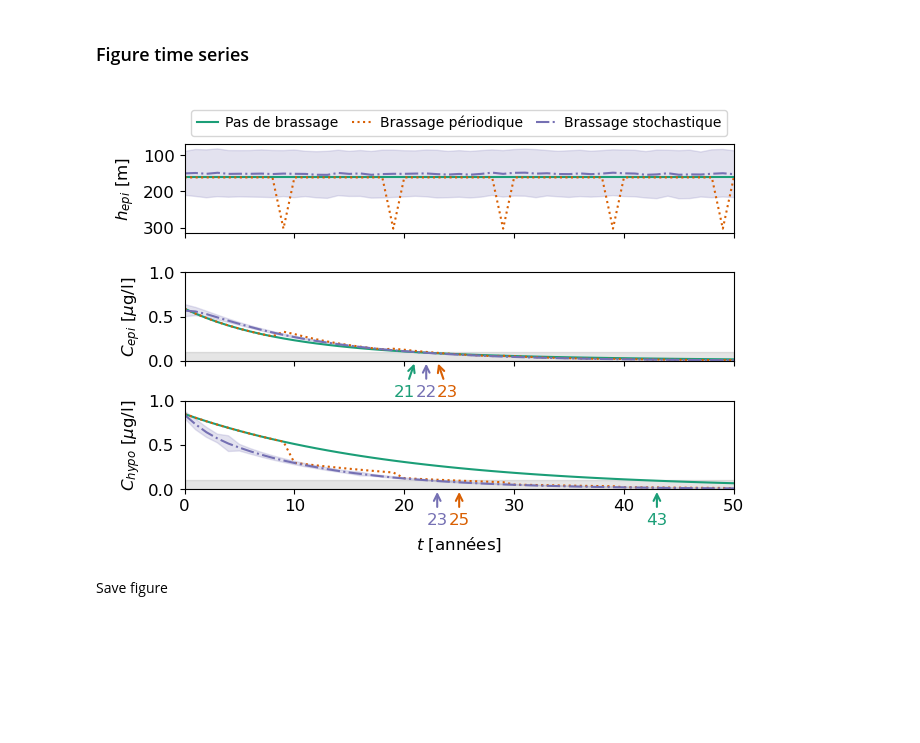
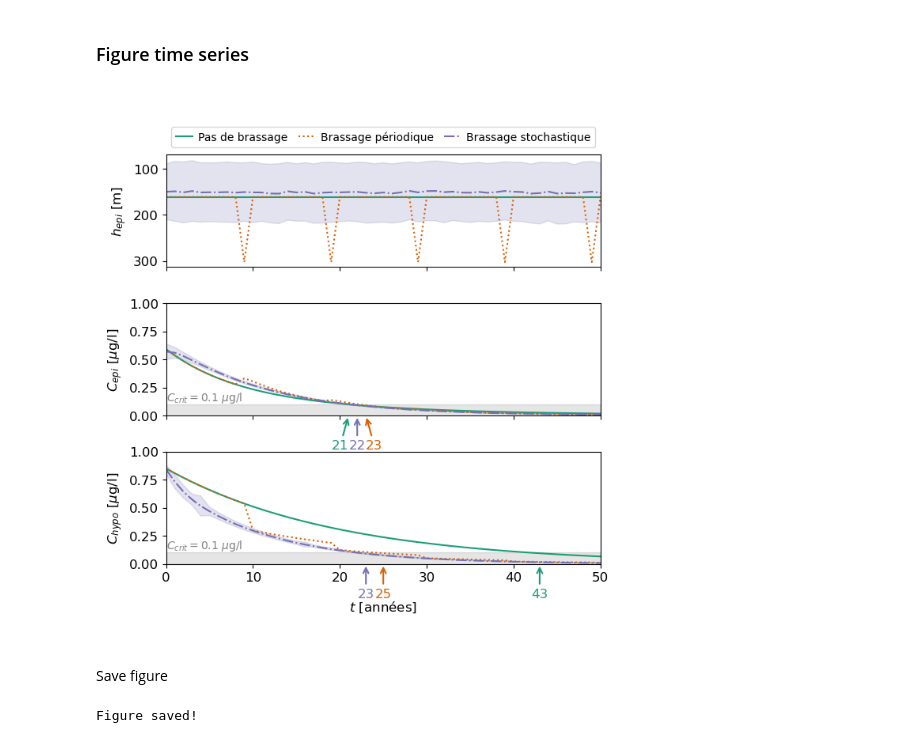
Before and after one commit to tdoda/triazole-Geneva, a Jupyter notebook: notebooks/Model_varying_mixing/combine_scenarios.ipynb, the cells around one changed output. Drawn from its saved outputs; the diff is of its cells as text; code cells hidden in the pictures; blank space fills up the shorter version.

Commit message:
Improve figure comparing scenarios

```diff
--- a/notebooks/Model_varying_mixing/combine_scenarios.ipynb
+++ b/notebooks/Model_varying_mixing/combine_scenarios.ipynb
@@ -27,6 +27,8 @@ cm=1/2.54 # centimeters in inches
 savefig=False # To save figures
 
 C_thresh=0.1 # [ug/l]
+
+tmax=50 # [yr], maximum time for x axis
 # %% [markdown]
 ### Load the data from all scenarios
 # %%
@@ -121,7 +123,7 @@ if savefig:
 # %% [markdown]
 ### Figure time series
 # %%
-fig,ax=plt.subplots(3,1,figsize=(18*cm,12*cm),sharex=True)
+fig,ax=plt.subplots(3,1,figsize=(18*cm,18*cm),sharex=True)
 cmap=plt.get_cmap("Dark2")
 if lang=='FR':
     lab_scenarios=["Pas de brassage","Brassage périodique","Brassage stochastique"]
@@ -141,54 +143,58 @@ ax[1].plot(data_periodic.time,data_periodic.Cepi[0,:],color=cmap(1),linestyle=':
 ax[1].plot(data_simulations.time,Cepi_sim_mean,linestyle='-.',color=cmap(2),label=lab_scenarios[2])
 ax[1].fill_between(x=data_simulations.time,y1=Cepi_sim_mean-Cepi_sim_std,y2=Cepi_sim_mean+Cepi_sim_std,linestyle='-',color=cmap(2),alpha=0.2)
 ax[1].axhspan(0, C_thresh, color='k', alpha=0.1)
+ax[1].text(0,C_thresh,"$C_{{crit}} = $"+str(C_thresh)+" $\mu$g/l",ha="left",va="bottom",color=(0.5,0.5,0.5),fontsize=10)
 ax[1].annotate(str(int(tcrit_epi["constant"])),xy=(tcrit_epi["constant"], 0),
-               xytext=(tcrit_epi["constant"], -0.4),ha="right",color=cmap(0),
+               xytext=(tcrit_epi["constant"], -0.3),ha="right",color=cmap(0),
                arrowprops=dict(arrowstyle="->",color=cmap(0),lw=1.5))
 # ax[1].text(tcrit_epi["constant"],-0.4,str(int(tcrit_epi["constant"])),ha="right",color=cmap(0))
 ax[1].annotate(str(int(tcrit_epi["periodic"])),xy=(tcrit_epi["periodic"], 0),
-               xytext=(tcrit_epi["periodic"], -0.4),ha="left",color=cmap(1),
+               xytext=(tcrit_epi["periodic"], -0.3),ha="left",color=cmap(1),
                arrowprops=dict(arrowstyle="->",color=cmap(1),lw=1.5))
 # ax[1].text(tcrit_epi["periodic"],-0.4,str(int(tcrit_epi["periodic"])),ha="left",color=cmap(1))
 ax[1].annotate(str(int(tcrit_epi["simulations"])),xy=(tcrit_epi["simulations"], 0),
-               xytext=(tcrit_epi["simulations"], -0.4),ha="center",color=cmap(2),
+               xytext=(tcrit_epi["simulations"], -0.3),ha="center",color=cmap(2),
                arrowprops=dict(arrowstyle="->",color=cmap(2),lw=1.5))
 ax[1].set_ylim([0,1])
 ax[1].set_ylabel("$C_{epi}$ [$\mu$g/l]")
-#ax[1].legend(bbox_to_anchor=(1,0.5),loc="center left")
+
 
 ax[2].plot(data_constant.time,data_constant.Chypo[0,:],color=cmap(0),linestyle='-',label=lab_scenarios[0])
 ax[2].plot(data_periodic.time,data_periodic.Chypo[0,:],color=cmap(1),linestyle=':',label=lab_scenarios[1])
 ax[2].plot(data_simulations.time,Chypo_sim_mean,linestyle='-.',color=cmap(2),label=lab_scenarios[2])
 ax[2].fill_between(x=data_simulations.time,y1=Chypo_sim_mean-Chypo_sim_std,y2=Chypo_sim_mean+Chypo_sim_std,linestyle='-',color=cmap(2),alpha=0.2)
 ax[2].axhspan(0, C_thresh, color='k', alpha=0.1)
+ax[2].text(0,C_thresh,"$C_{{crit}} = $"+str(C_thresh)+" $\mu$g/l",ha="left",va="bottom",color=(0.5,0.5,0.5),fontsize=10)
 ax[2].annotate(str(int(tcrit_hypo["constant"])),xy=(tcrit_hypo["constant"], 0),
-               xytext=(tcrit_hypo["constant"], -0.4),ha="center",color=cmap(0),
+               xytext=(tcrit_hypo["constant"], -0.3),ha="center",color=cmap(0),
                arrowprops=dict(arrowstyle="->",color=cmap(0),lw=1.5))
 ax[2].annotate(str(int(tcrit_hypo["periodic"])),xy=(tcrit_hypo["periodic"], 0),
-               xytext=(tcrit_hypo["periodic"], -0.4),ha="center",color=cmap(1),
+               xytext=(tcrit_hypo["periodic"], -0.3),ha="center",color=cmap(1),
                arrowprops=dict(arrowstyle="->",color=cmap(1),lw=1.5))
 ax[2].annotate(str(int(tcrit_hypo["simulations"])),xy=(tcrit_hypo["simulations"], 0),
-               xytext=(tcrit_hypo["simulations"], -0.4),ha="center",color=cmap(2),
+               xytext=(tcrit_hypo["simulations"], -0.3),ha="center",color=cmap(2),
                arrowprops=dict(arrowstyle="->",color=cmap(2),lw=1.5))
 ax[2].set_ylim([0,1])
 if lang=='FR':
     ax[2].set_xlabel("$t$ [années]",labelpad=15)
 else:
     ax[2].set_xlabel("$t$ [yr]",labelpad=15)
 ax[2].set_ylabel("$C_{hypo}$ [$\mu$g/l]")
-#ax[2].legend(bbox_to_anchor=(1,0.5),loc="center left")
 
-ax[0].set_xlim([0,50])
+
+ax[0].set_xlim([0,tmax])
 
 fig.subplots_adjust(
-    hspace=0.45,
-     bottom=0.15
+    hspace=0.32,
+    bottom=0.15
 )
 # %% [output]
-[figure, old version]
+[figure, new version]
 # %% [markdown]
 Save figure
 # %%
 if savefig:
     fig.savefig(os.path.join("Figures","triazole_residence_time_combined.png"),dpi=400)
     print("Figure saved!")
+# %% [output]
+Figure saved!
```
Also changed, not shown: 1 other file.
